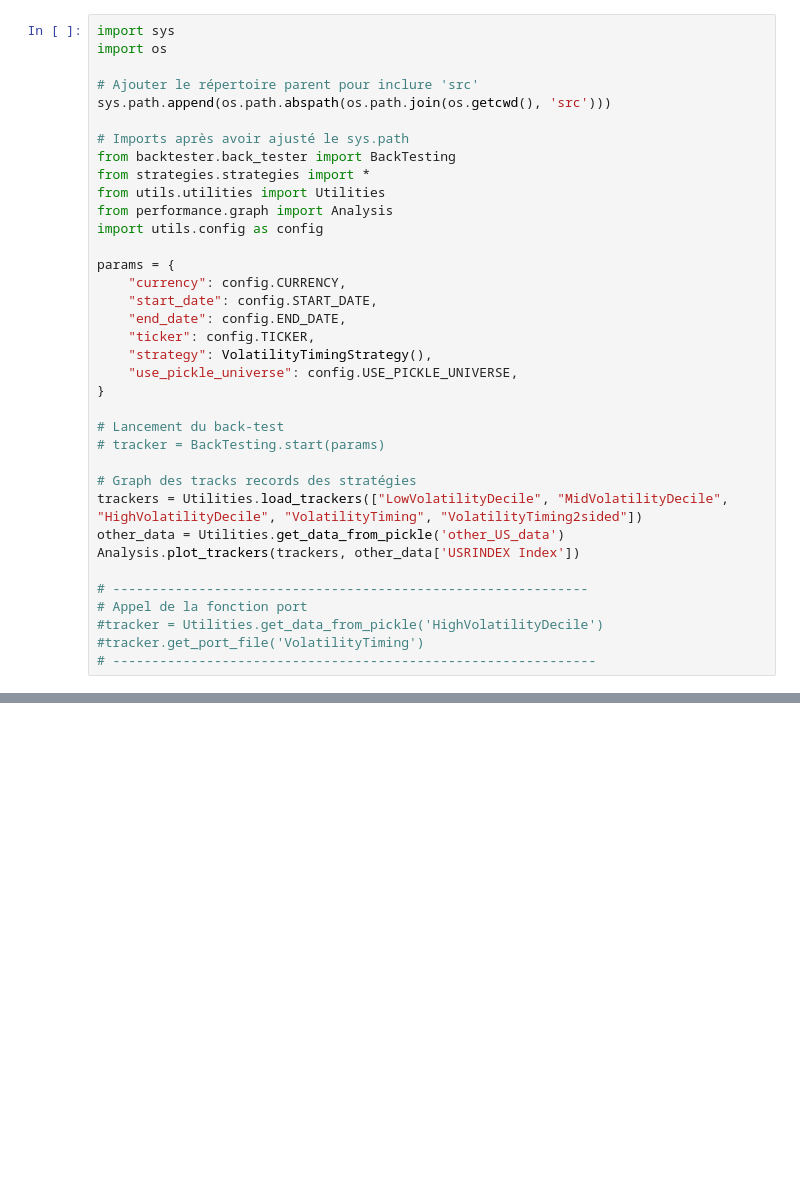
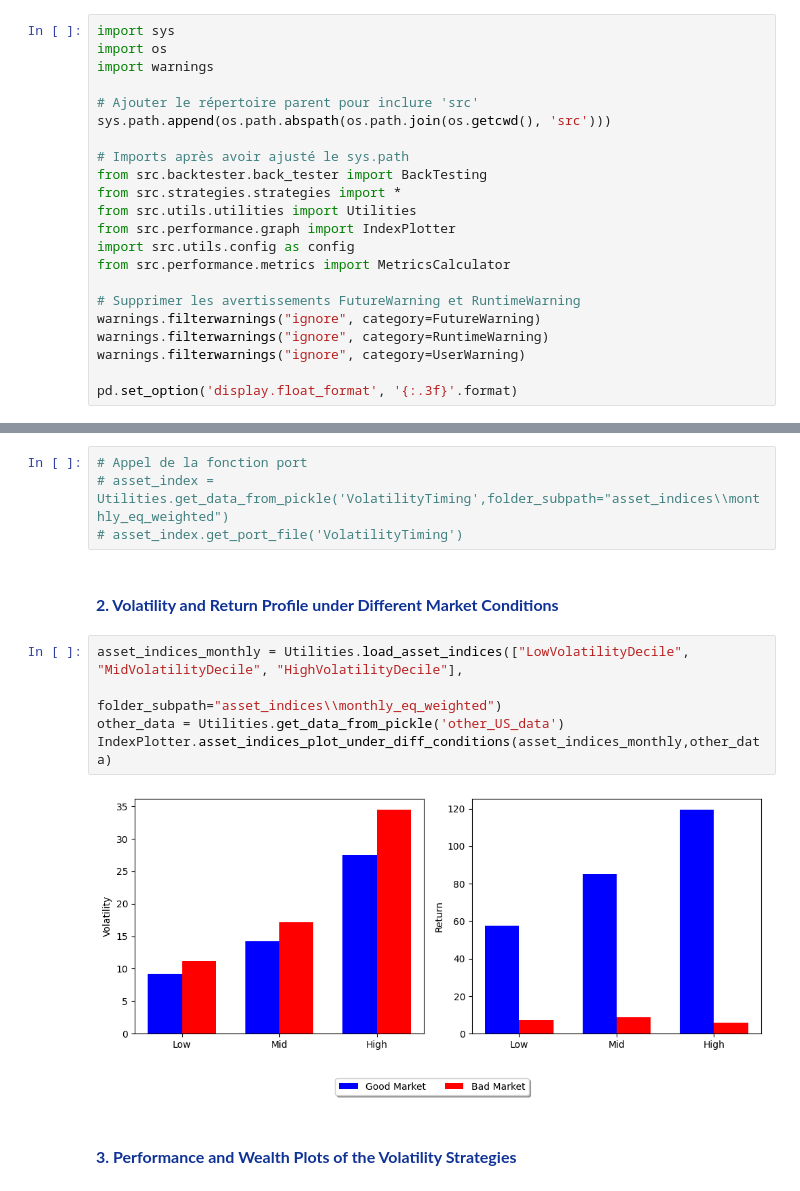
Before and after one commit to NaimLehbiben/Python-API-Bloomberg, a Jupyter notebook: Notebook.ipynb, the cells around one changed output, grey strips where cells are left out. Saved outputs shown, nothing was run; the diff lists cells and outputs as text; blank space fills up the shorter version.

Commit message:
CpamFF + Graphs + RebalncingFreq

```diff
--- a/Notebook.ipynb
+++ b/Notebook.ipynb
@@ -1,36 +1,22 @@
 # %%
 import sys
 import os
+import warnings
 
 # Ajouter le répertoire parent pour inclure 'src'
 sys.path.append(os.path.abspath(os.path.join(os.getcwd(), 'src')))
 
 # Imports après avoir ajusté le sys.path
-from backtester.back_tester import BackTesting
-from strategies.strategies import *
-from utils.utilities import Utilities
-from performance.graph import Analysis
-import utils.config as config
+from src.backtester.back_tester import BackTesting
+from src.strategies.strategies import *
+from src.utils.utilities import Utilities
+from src.performance.graph import IndexPlotter
+import src.utils.config as config
+from src.performance.metrics import MetricsCalculator
 
-params = {
-    "currency": config.CURRENCY,
-    "start_date": config.START_DATE,
-    "end_date": config.END_DATE,
-    "ticker": config.TICKER,
-    "strategy": VolatilityTimingStrategy(),
-    "use_pickle_universe": config.USE_PICKLE_UNIVERSE,
-}
+# Supprimer les avertissements FutureWarning et RuntimeWarning
+warnings.filterwarnings("ignore", category=FutureWarning)
+warnings.filterwarnings("ignore", category=RuntimeWarning)
+warnings.filterwarnings("ignore", category=UserWarning)
 
-# Lancement du back-test
-# tracker = BackTesting.start(params)
-
-# Graph des tracks records des stratégies
-trackers = Utilities.load_trackers(["LowVolatilityDecile", "MidVolatilityDecile", "HighVolatilityDecile", "VolatilityTiming", "VolatilityTiming2sided"])
-other_data = Utilities.get_data_from_pickle('other_US_data')
-Analysis.plot_trackers(trackers, other_data['USRINDEX Index'])
-
-# -------------------------------------------------------------
-# Appel de la fonction port
-#tracker = Utilities.get_data_from_pickle('HighVolatilityDecile')
-#tracker.get_port_file('VolatilityTiming')
-# --------------------------------------------------------------
+pd.set_option('display.float_format', '{:.3f}'.format)
@@ -38,0 +63,15 @@ Analysis.plot_trackers(trackers, other_data['USRINDEX Index'])
+# %%
+# Appel de la fonction port
+# asset_index = Utilities.get_data_from_pickle('VolatilityTiming',folder_subpath="asset_indices\\monthly_eq_weighted")
+# asset_index.get_port_file('VolatilityTiming')
+# %% [markdown]
+### <span style="color: rgb(15, 50, 150); font-size: 16px; font-weight: bold;"> 2. Volatility and Return Profile under Different Market Conditions </span>
+# %%
+asset_indices_monthly = Utilities.load_asset_indices(["LowVolatilityDecile", "MidVolatilityDecile", "HighVolatilityDecile"],
+                                             folder_subpath="asset_indices\\monthly_eq_weighted")
+other_data = Utilities.get_data_from_pickle('other_US_data')
+IndexPlotter.asset_indices_plot_under_diff_conditions(asset_indices_monthly,other_data)
+# %% [output]
+[figure, added]
+# %% [markdown]
+### <span style="color: rgb(15, 50, 150); font-size: 16px; font-weight: bold;"> 3. Performance and Wealth Plots of the Volatility Strategies </span>
```
Also changed, not shown: parts of 18 cells of this notebook, 9 other files.
